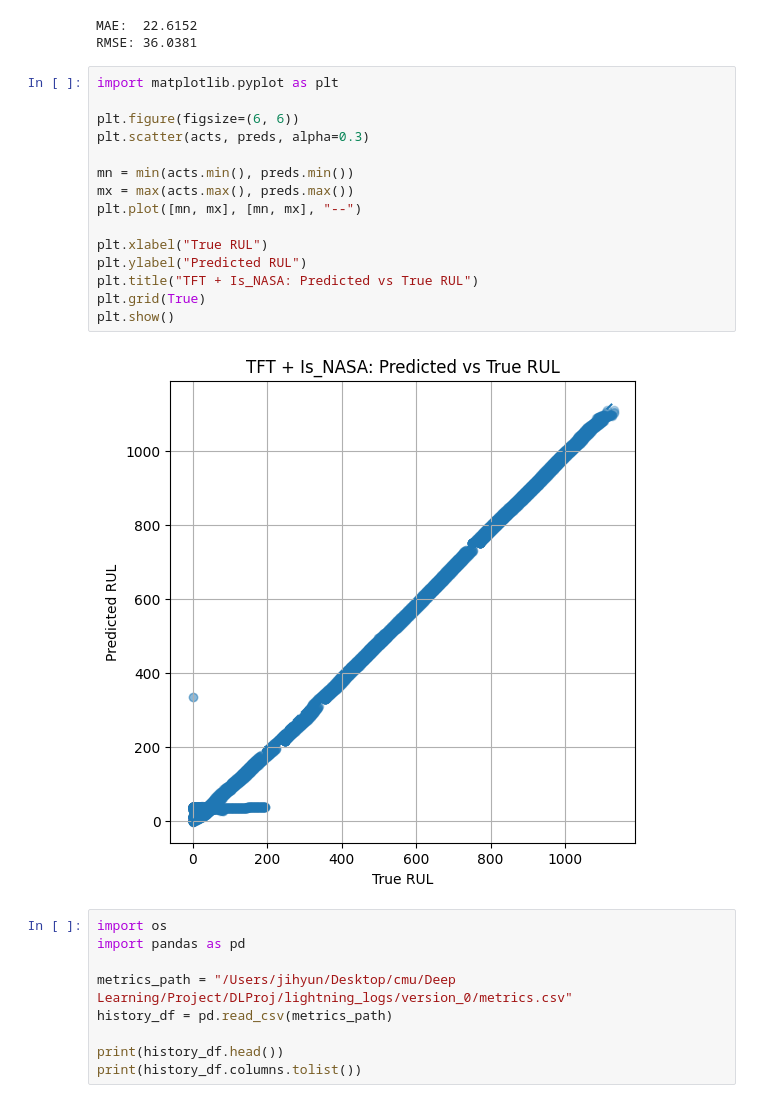
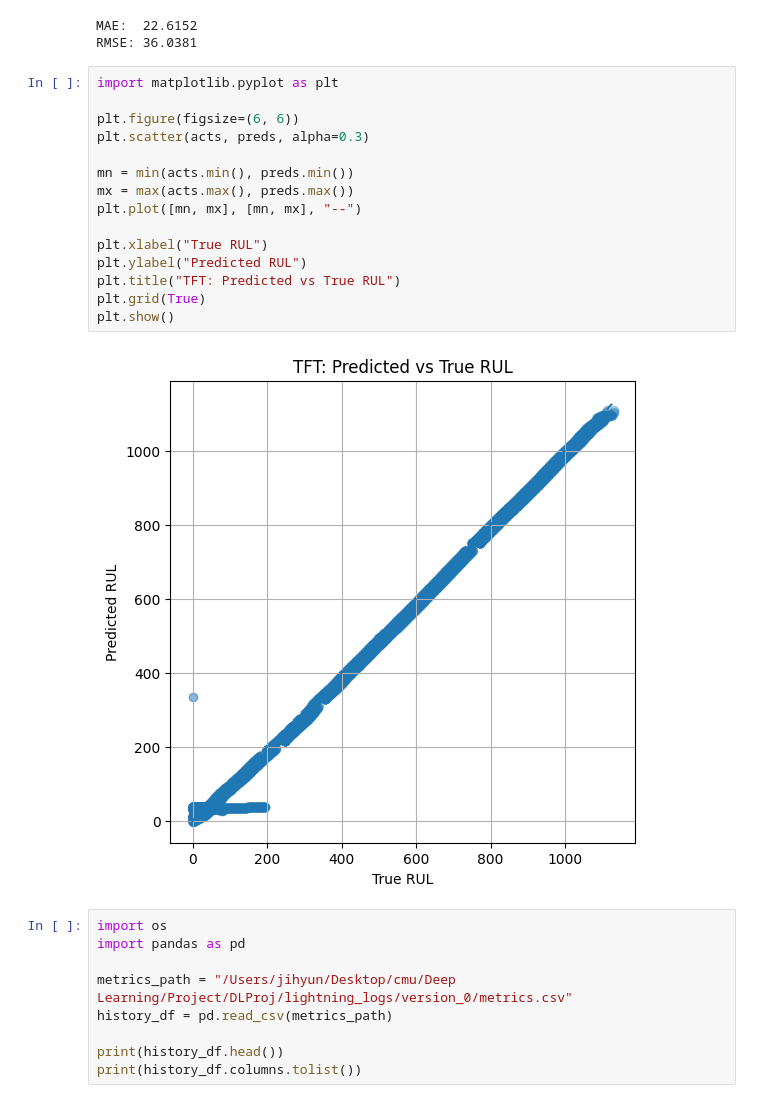
Before and after one commit to jeliang1111/DLProj, a Jupyter notebook: tft.ipynb, the cells around one changed output. Saved outputs shown, nothing was run; the diff lists cells and outputs as text.

```diff
--- a/tft.ipynb
+++ b/tft.ipynb
@@ -305,20 +305,20 @@ RMSE: 36.0381
 # %%
 import matplotlib.pyplot as plt
 
 plt.figure(figsize=(6, 6))
 plt.scatter(acts, preds, alpha=0.3)
 
 mn = min(acts.min(), preds.min())
 mx = max(acts.max(), preds.max())
 plt.plot([mn, mx], [mn, mx], "--")
 
 plt.xlabel("True RUL")
 plt.ylabel("Predicted RUL")
-plt.title("TFT + Is_NASA: Predicted vs True RUL")
+plt.title("TFT: Predicted vs True RUL")
 plt.grid(True)
 plt.show()
 # %% [output]
-[figure, old version]
+[figure, new version]
 # %%
 import os
 import pandas as pd
```
